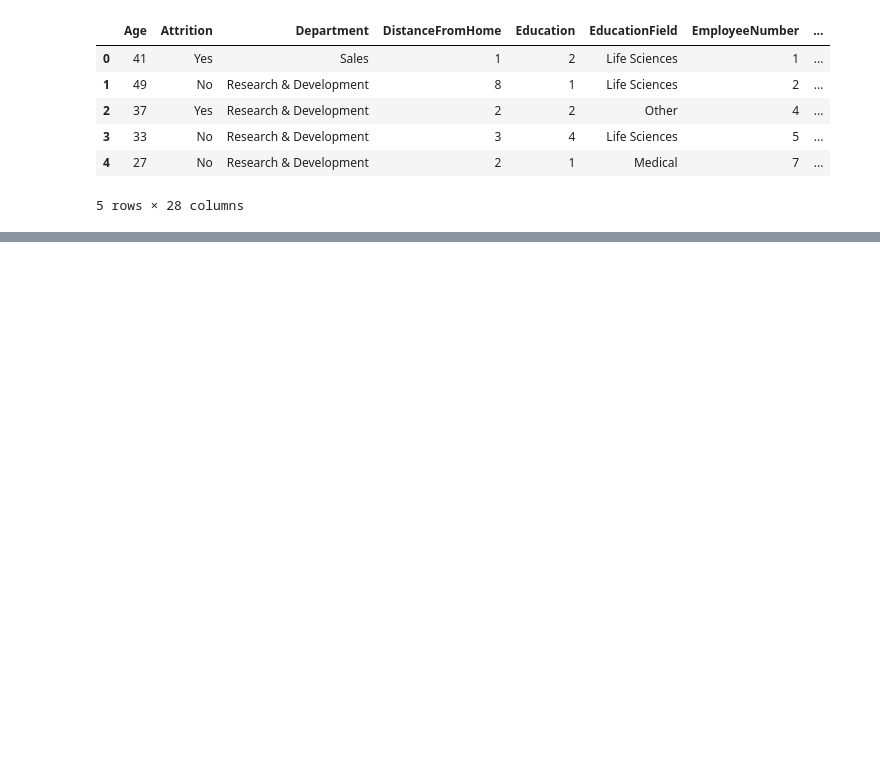
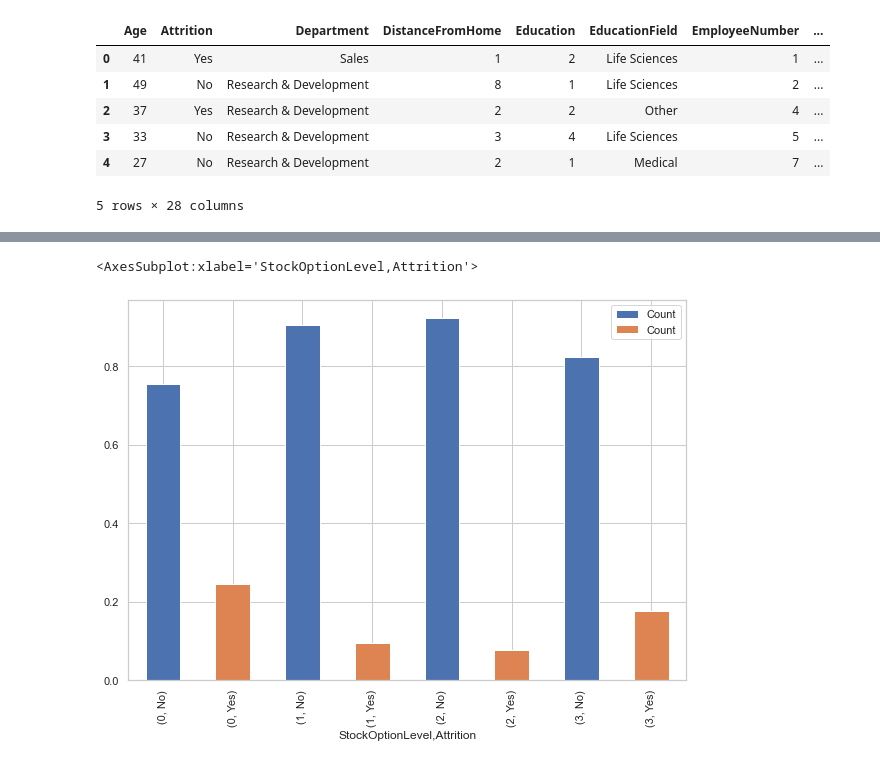
Before and after one commit to Ghosh-Anisha/Data-Analytics-Mini-Project, a Jupyter notebook: Amit_15-21.ipynb, the cells around one changed output, grey strips where cells are left out. Drawn from its saved outputs; the diff is of its cells as text; code cells hidden in the pictures; blank space fills up the shorter version.

```diff
--- a/Amit_15-21.ipynb
+++ b/Amit_15-21.ipynb
@@ -575,0 +534,5 @@ sns.heatmap(corrmat, ax = ax, cmap ="YlGnBu", linewidths = 0.1)
+# %%
+du=(new_df.groupby(["StockOptionLevel","Attrition"]).count()["PerformanceRating"]/df.groupby(["StockOptionLevel"]).count()["PerformanceRating"])
+du=du.to_frame()
+du=du.rename(columns = {'PerformanceRating': 'Count'}, inplace = False)
+du
@@ -575,0 +550,7 @@ sns.heatmap(corrmat, ax = ax, cmap ="YlGnBu", linewidths = 0.1)
+# %%
+pd.concat(
+    [du.iloc[::2], du.iloc[1::2]],
+    axis=1).plot.bar(figsize=(10,7), stacked=True)
+# %% [output]
+<AxesSubplot:xlabel='StockOptionLevel,Attrition'>
+[figure, added]
```
Also changed, not shown: parts of 53 cells of this notebook.
